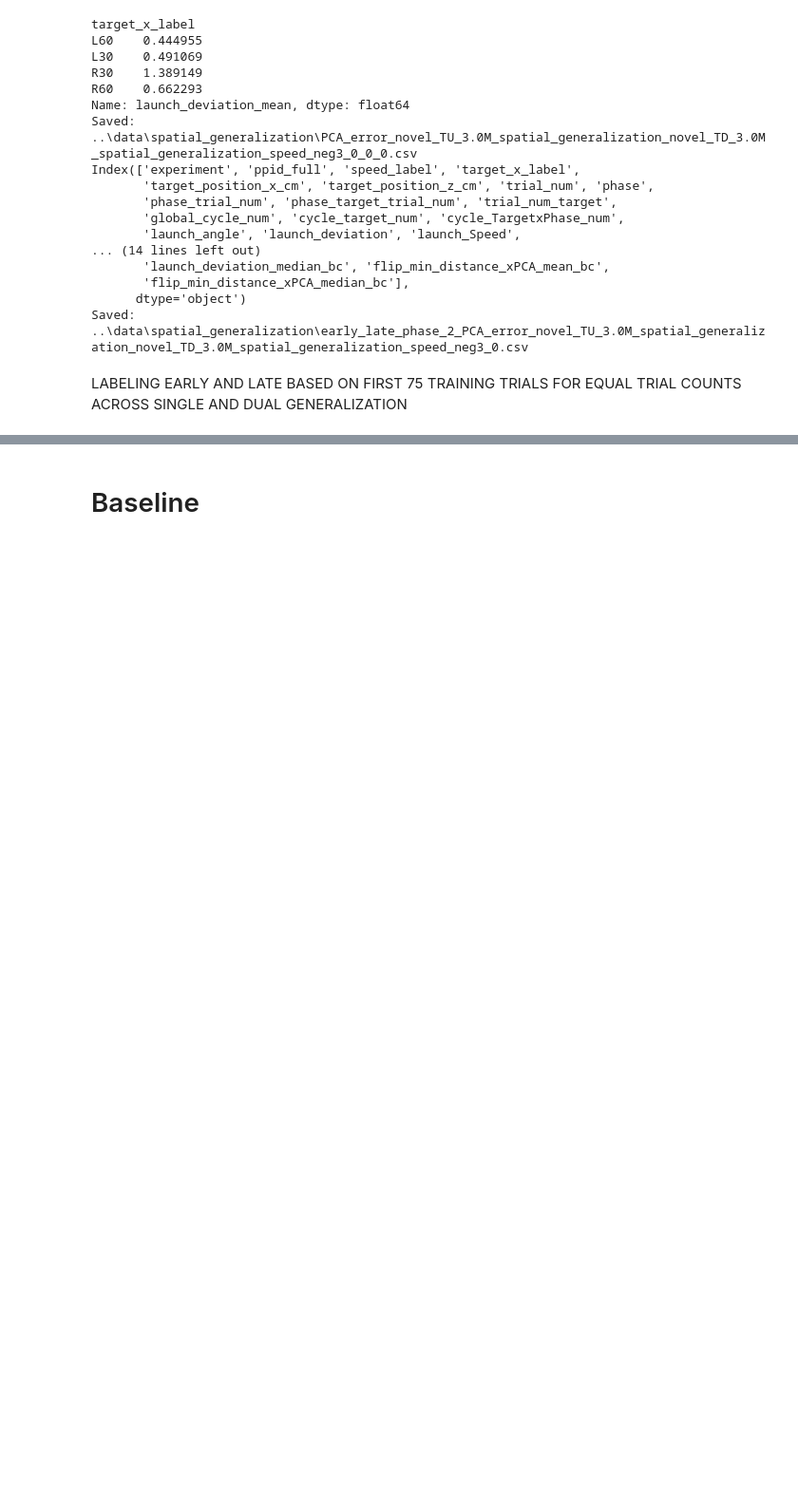
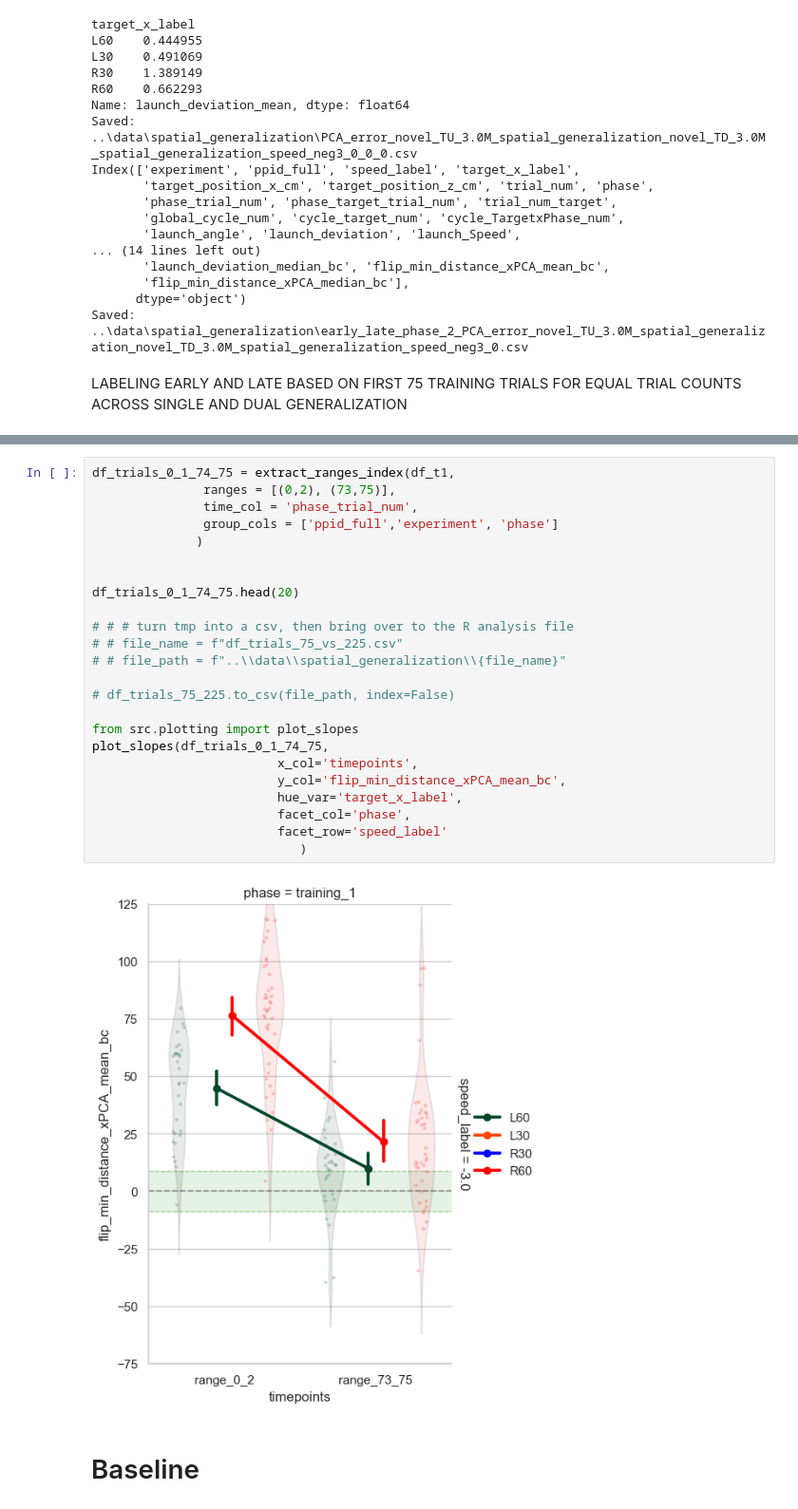
Before and after one commit to jacobjb02/vr-motor-adaptation-notebooks, a Jupyter notebook: Notebook/Spatial_Generalization_working.ipynb, the cells around one changed output, grey strips where cells are left out. Shown at 95% size. Saved outputs shown, nothing was run; the diff lists cells and outputs as text; blank space fills up the shorter version.

Commit message:
ran within experiment comparison on 75 trial learning to end of t1 learning (still verifying df format); added an index function to grab specified trial ranges and for further processing.

```diff
--- a/Notebook/Spatial_Generalization_working.ipynb
+++ b/Notebook/Spatial_Generalization_working.ipynb
@@ -600,6 +640,32 @@ washout_1_AT    1    4
 washout_2_AT    1    4
 washout_ST      1   16
 Saved: ..\data\spatial_generalization\early_late_phase_2_PCA_error_novel_TU_3.0M_spatial_generalization_novel_TD_3.0M_spatial_generalization_speed_neg3_0_first_75_training_1_2.csv
+# %%
+df_trials_0_1_74_75 = extract_ranges_index(df_t1,
+               ranges = [(0,2), (73,75)],
+               time_col = 'phase_trial_num',
+               group_cols = ['ppid_full','experiment', 'phase']
+              )
+
+
+df_trials_0_1_74_75.head(20)
+
+# # # turn tmp into a csv, then bring over to the R analysis file
+# # file_name = f"df_trials_75_vs_225.csv"
+# # file_path = f"..\\data\\spatial_generalization\\{file_name}"
+
+# df_trials_75_225.to_csv(file_path, index=False)
+
+from src.plotting import plot_slopes
+plot_slopes(df_trials_0_1_74_75,
+                         x_col='timepoints',
+                         y_col='flip_min_distance_xPCA_mean_bc',
+                         hue_var='target_x_label',
+                         facet_col='phase',
+                         facet_row='speed_label'
+                            )
+# %% [output]
+[figure, added]
 # %% [markdown]
 # Baseline
 # %%
```
Also changed, not shown: parts of 11 cells of this notebook, 2 other files.
